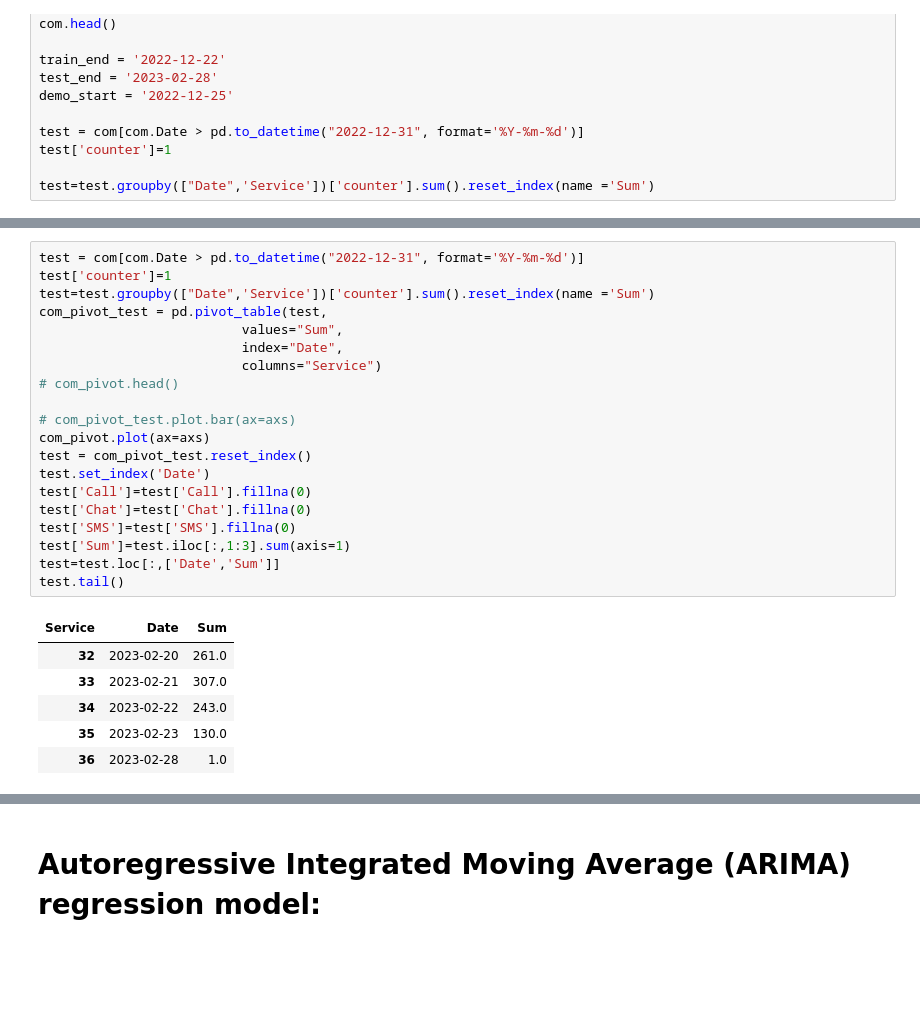
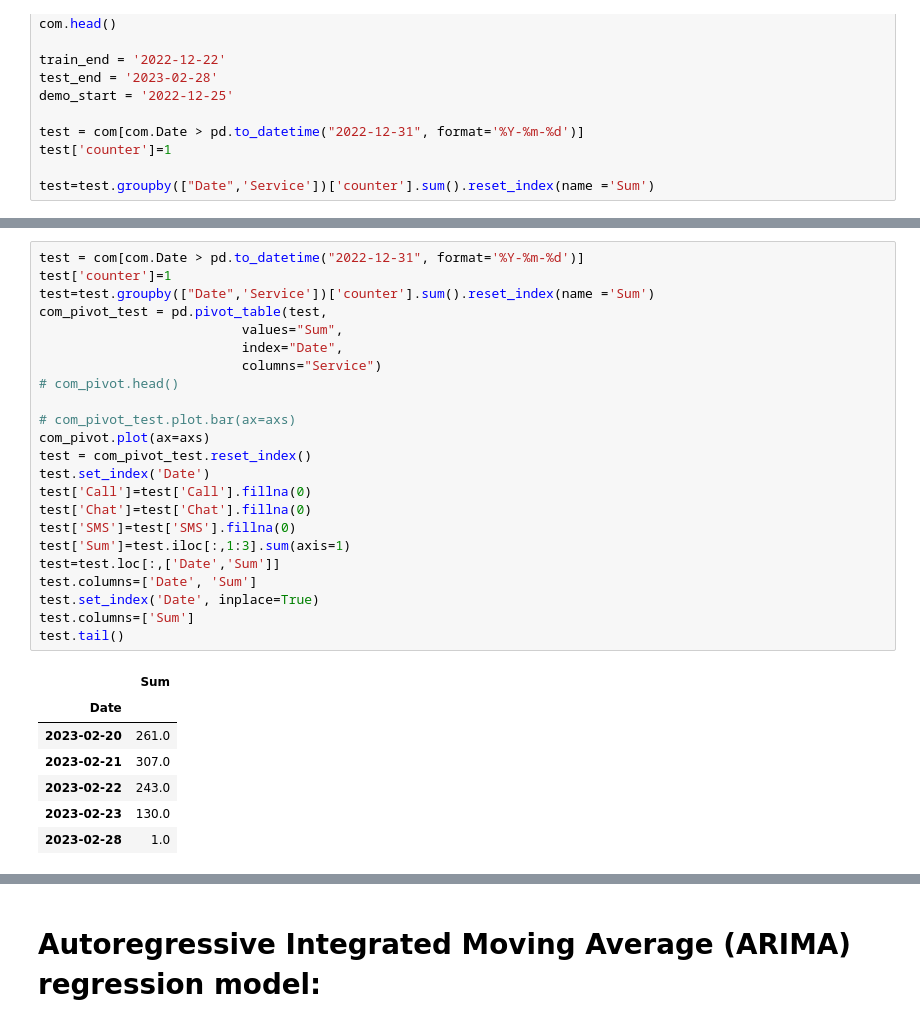
Before and after one commit to Learningchipmunk/Alloprof_DataChallenge_2023, a Jupyter notebook: Test.ipynb, the cells around one changed output, grey strips where cells are left out. Drawn from its saved outputs; the diff is of its cells as text; blank space fills up the shorter version.

```diff
--- a/Test.ipynb
+++ b/Test.ipynb
@@ -339,27 +512,31 @@ train.head()
 # %%
 test = com[com.Date > pd.to_datetime("2022-12-31", format='%Y-%m-%d')]
 test['counter']=1
 test=test.groupby(["Date",'Service'])['counter'].sum().reset_index(name ='Sum')
 com_pivot_test = pd.pivot_table(test,
                           values="Sum",
                           index="Date",
                           columns="Service")
 # com_pivot.head()
 
 # com_pivot_test.plot.bar(ax=axs)
 com_pivot.plot(ax=axs)
 test = com_pivot_test.reset_index()
 test.set_index('Date')
 test['Call']=test['Call'].fillna(0)
 test['Chat']=test['Chat'].fillna(0)
 test['SMS']=test['SMS'].fillna(0)
 test['Sum']=test.iloc[:,1:3].sum(axis=1)
 test=test.loc[:,['Date','Sum']]
+test.columns=['Date', 'Sum']
+test.set_index('Date', inplace=True)
+test.columns=['Sum']
 test.tail()
 # %% [output]
-| Service | Date | Sum |
-| 32 | 2023-02-20 | 261.0 |
-| 33 | 2023-02-21 | 307.0 |
-| 34 | 2023-02-22 | 243.0 |
-| 35 | 2023-02-23 | 130.0 |
-| 36 | 2023-02-28 | 1.0 |
+|  | Sum |
+| Date |  |
+| 2023-02-20 | 261.0 |
+| 2023-02-21 | 307.0 |
+| 2023-02-22 | 243.0 |
+| 2023-02-23 | 130.0 |
+| 2023-02-28 | 1.0 |
```
Also changed, not shown: parts of 32 cells of this notebook.
